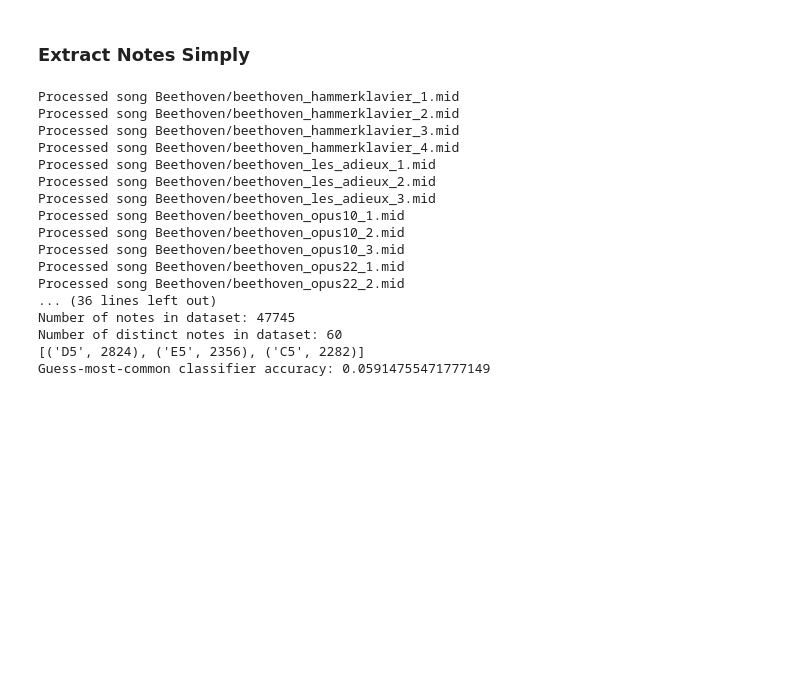
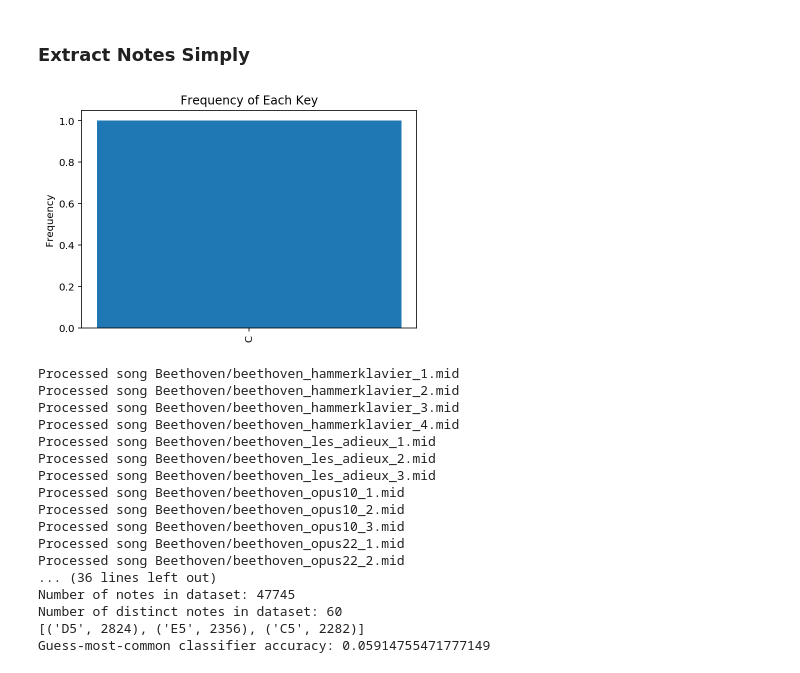
Before and after one commit to joycex99/JamJeneration, a Jupyter notebook: music_sampling.ipynb, the cells around one changed output. Cells and saved outputs as stored; diff of their text form; code cells hidden in the pictures; blank space fills up the shorter version.

```diff
--- a/music_sampling.ipynb
+++ b/music_sampling.ipynb
@@ -49,6 +49,27 @@ Number of songs: 18
 In this super simple baseline, we ignore chords and pretend that all songs are just sequences of individual notes. Given a window of previous notes, we attempt to predict the next one.
 # %% [markdown]
 ### Extract Notes Simply
+# %%
+def test_key(songs):
+    for song in songs:
+        score = converter.parse(song)
+        key = score.analyze('key').tonicPitchNameWithCase
+        keydict = {}
+        keydict[key] = keydict[key] + 1 if key in keydict.keys() else 1
+    return keydict
+testkeys = test_key(beethoven_songs)
+# %%
+def test_key_plot(keydict):
+    ind = [i for i in range(len(keydict))]
+    fig, ax = plt.subplots()
+    ax.bar(ind, keydict.values())
+    ax.set_title('Frequency of Each Key')
+    ax.set_ylabel('Frequency')
+    plt.xticks(ind, keydict.keys(), rotation='vertical')
+    plt.show()
+test_key_plot(testkeys)
+# %% [output]
+[figure, added]
 # %%
 def get_simple_notes(songs):
     """
```
Also changed, not shown: parts of 6 cells of this notebook, 1 other file.
